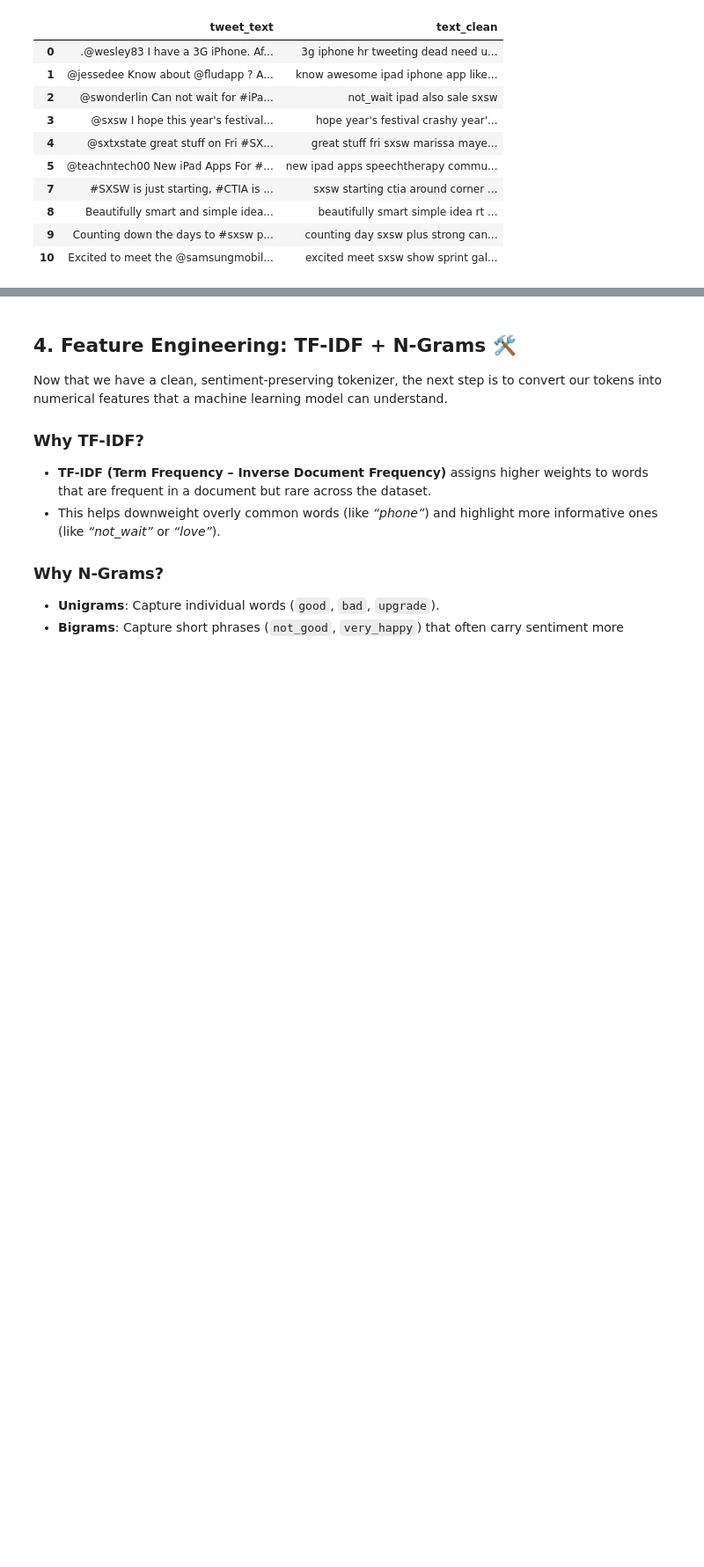
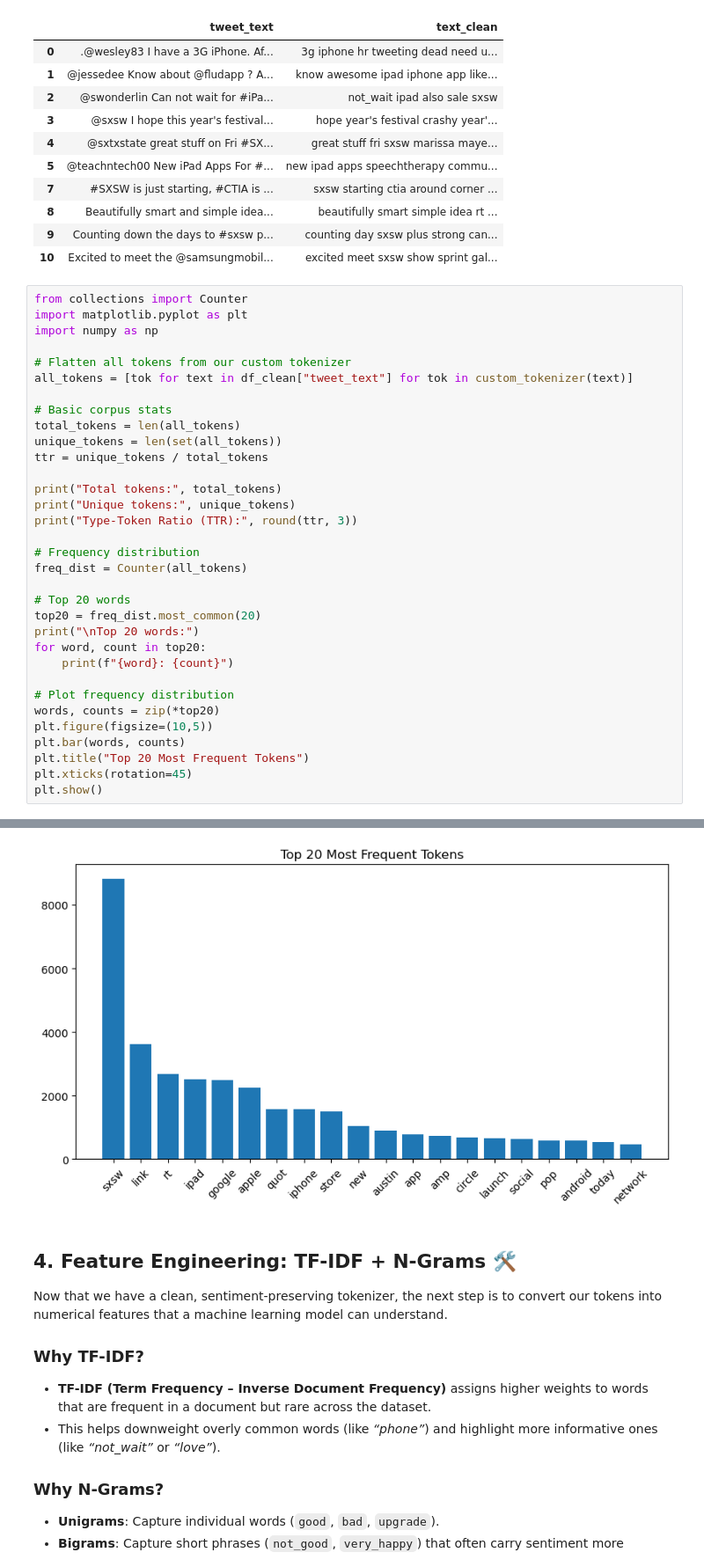
Before and after one commit to g-eez/dsc-phase-4-project, a Jupyter notebook: notebook2.ipynb, the cells around one changed output, grey strips where cells are left out. Shown at 88% size. Cells and saved outputs as stored; diff of their text form; blank space fills up the shorter version.

```diff
--- a/notebook2.ipynb
+++ b/notebook2.ipynb
@@ -364,3 +364,37 @@ Example 2: ['not_wait', 'ipad', 'also', 'sale', 'sxsw']
 | 8 | Beautifully smart and simple idea... | beautifully smart simple idea rt ... |
 | 9 | Counting down the days to #sxsw p... | counting day sxsw plus strong can... |
 | 10 | Excited to meet the @samsungmobil... | excited meet sxsw show sprint gal... |
+# %%
+from collections import Counter
+import matplotlib.pyplot as plt
+import numpy as np
+
+# Flatten all tokens from our custom tokenizer
+all_tokens = [tok for text in df_clean["tweet_text"] for tok in custom_tokenizer(text)]
+
+# Basic corpus stats
+total_tokens = len(all_tokens)
+unique_tokens = len(set(all_tokens))
+ttr = unique_tokens / total_tokens
+
+print("Total tokens:", total_tokens)
+print("Unique tokens:", unique_tokens)
+print("Type-Token Ratio (TTR):", round(ttr, 3))
+
+# Frequency distribution
+freq_dist = Counter(all_tokens)
+
+# Top 20 words
+top20 = freq_dist.most_common(20)
+print("\nTop 20 words:")
+for word, count in top20:
+    print(f"{word}: {count}")
+
+# Plot frequency distribution
+words, counts = zip(*top20)
+plt.figure(figsize=(10,5))
+plt.bar(words, counts)
+plt.title("Top 20 Most Frequent Tokens")
+plt.xticks(rotation=45)
+plt.show()
+# %% [output]
@@ -367,3 +418,4 @@ Example 2: ['not_wait', 'ipad', 'also', 'sale', 'sxsw']
+[figure, added]
 # %% [markdown]
 
 ## **4. Feature Engineering: TF-IDF + N-Grams** 🛠️
```
Also changed, not shown: parts of 4 cells of this notebook.
